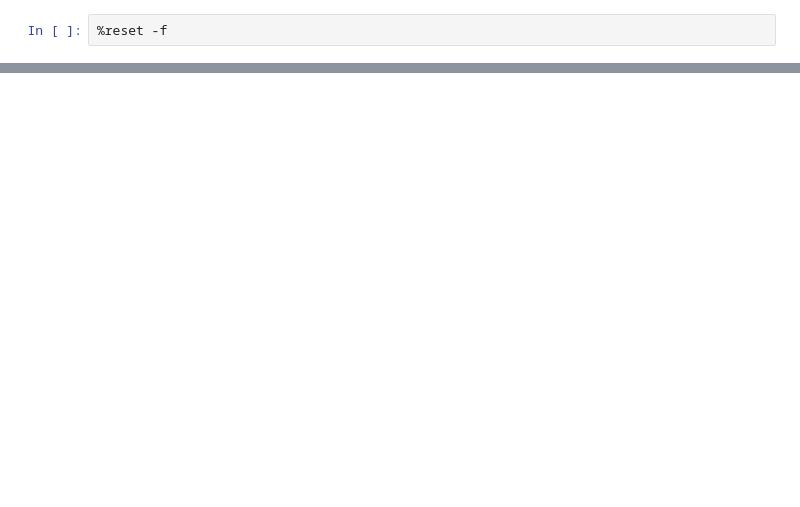
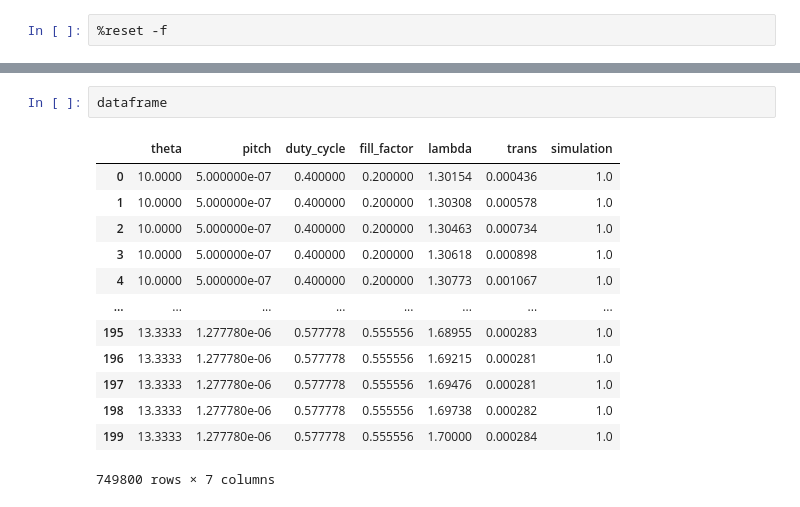
Before and after one commit to JonathanALevine/deep-photonics, a Jupyter notebook: lumerical_output_parser_v1.ipynb, the cells around one changed output, grey strips where cells are left out. Saved outputs shown, nothing was run; the diff lists cells and outputs as text; blank space fills up the shorter version.

```diff
--- a/lumerical_output_parser_v1.ipynb
+++ b/lumerical_output_parser_v1.ipynb
@@ -120,0 +217,16 @@ dataframe
+# %%
+dataframe
+# %% [output]
+|  | theta | pitch | duty_cycle | fill_factor | lambda | trans | simulation |
+| 0 | 10.0000 | 5.000000e-07 | 0.400000 | 0.200000 | 1.30154 | 0.000436 | 1.0 |
+| 1 | 10.0000 | 5.000000e-07 | 0.400000 | 0.200000 | 1.30308 | 0.000578 | 1.0 |
+| 2 | 10.0000 | 5.000000e-07 | 0.400000 | 0.200000 | 1.30463 | 0.000734 | 1.0 |
+| 3 | 10.0000 | 5.000000e-07 | 0.400000 | 0.200000 | 1.30618 | 0.000898 | 1.0 |
+| 4 | 10.0000 | 5.000000e-07 | 0.400000 | 0.200000 | 1.30773 | 0.001067 | 1.0 |
+| ... | ... | ... | ... | ... | ... | ... | ... |
+| 195 | 13.3333 | 1.277780e-06 | 0.577778 | 0.555556 | 1.68955 | 0.000283 | 1.0 |
+| 196 | 13.3333 | 1.277780e-06 | 0.577778 | 0.555556 | 1.69215 | 0.000281 | 1.0 |
+| 197 | 13.3333 | 1.277780e-06 | 0.577778 | 0.555556 | 1.69476 | 0.000281 | 1.0 |
+| 198 | 13.3333 | 1.277780e-06 | 0.577778 | 0.555556 | 1.69738 | 0.000282 | 1.0 |
+| 199 | 13.3333 | 1.277780e-06 | 0.577778 | 0.555556 | 1.70000 | 0.000284 | 1.0 |
+749800 rows × 7 columns
```
Also changed, not shown: parts of 7 cells of this notebook, 1 other file.
